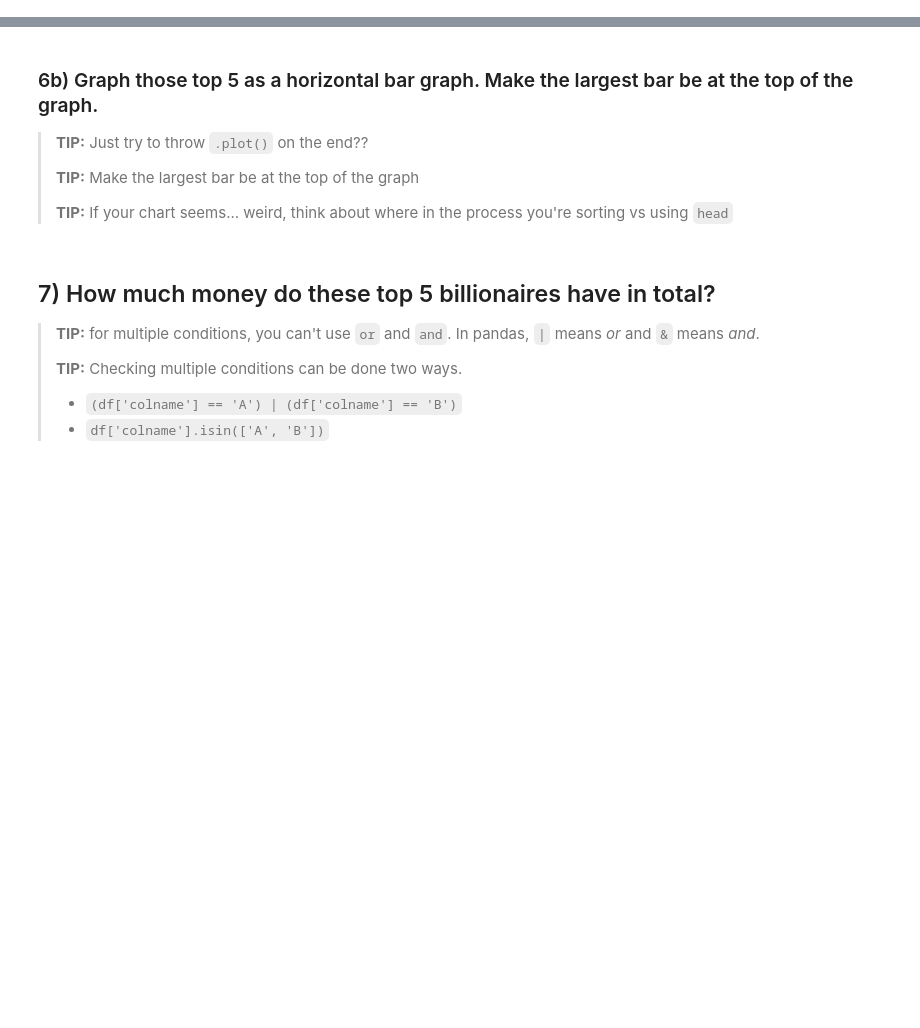
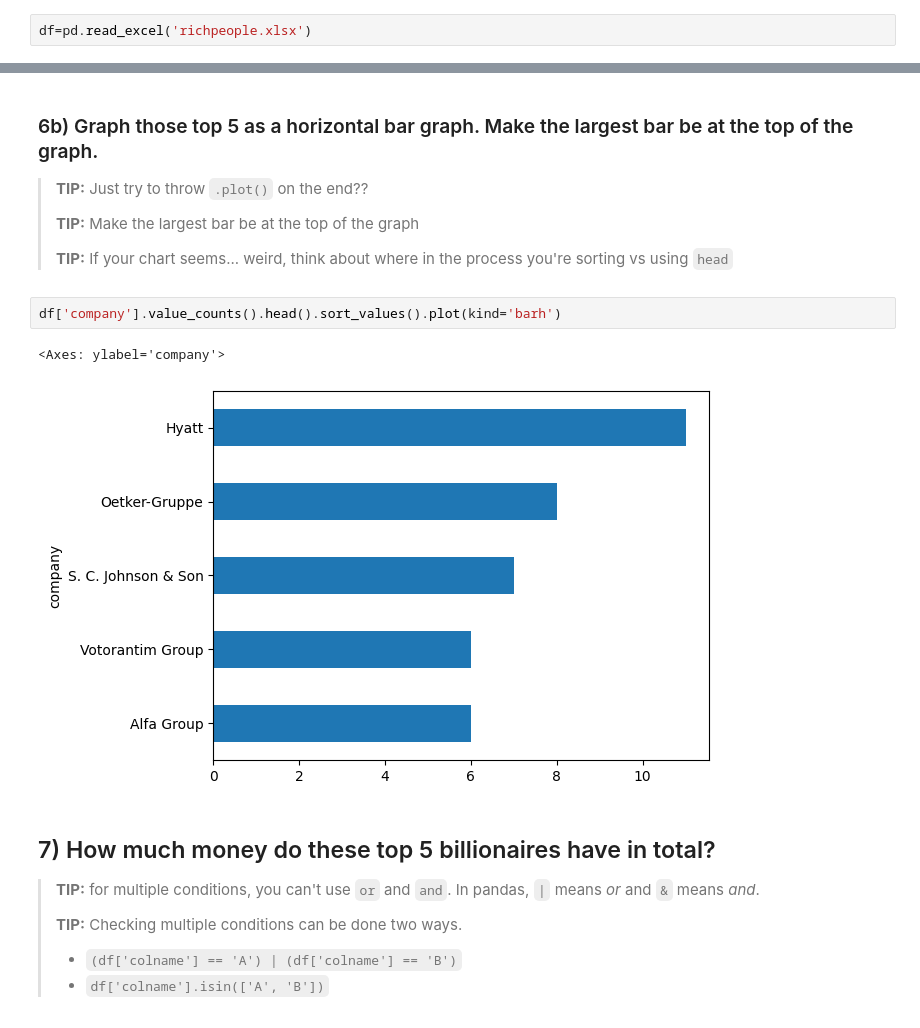
Before and after one commit to yiren54610/06-homework, a Jupyter notebook: 02-Billionaires.ipynb, the cells around one changed output, grey strips where cells are left out. Cells and saved outputs as stored; diff of their text form; blank space fills up the shorter version.

```diff
--- a/02-Billionaires.ipynb
+++ b/02-Billionaires.ipynb
@@ -17,3 +30,5 @@ Use pandas to read in the `richpeople.xlsx` Excel file, saving it as a variable
+# %%
+df=pd.read_excel('richpeople.xlsx')
 # %% [markdown]
 ## 2) Checking your data
 
@@ -54,6 +181,11 @@ Display the number of rows and columns in your data. Also display the names and
 > **TIP:** Make the largest bar be at the top of the graph
 >
 > **TIP:** If your chart seems... weird, think about where in the process you're sorting vs using `head`
+# %%
+df['company'].value_counts().head().sort_values().plot(kind='barh')
+# %% [output]
+<Axes: ylabel='company'>
+[figure, added]
 # %% [markdown]
 ## 7) How much money do these top 5 billionaires have in total?
 
```
Also changed, not shown: parts of 27 cells of this notebook.
